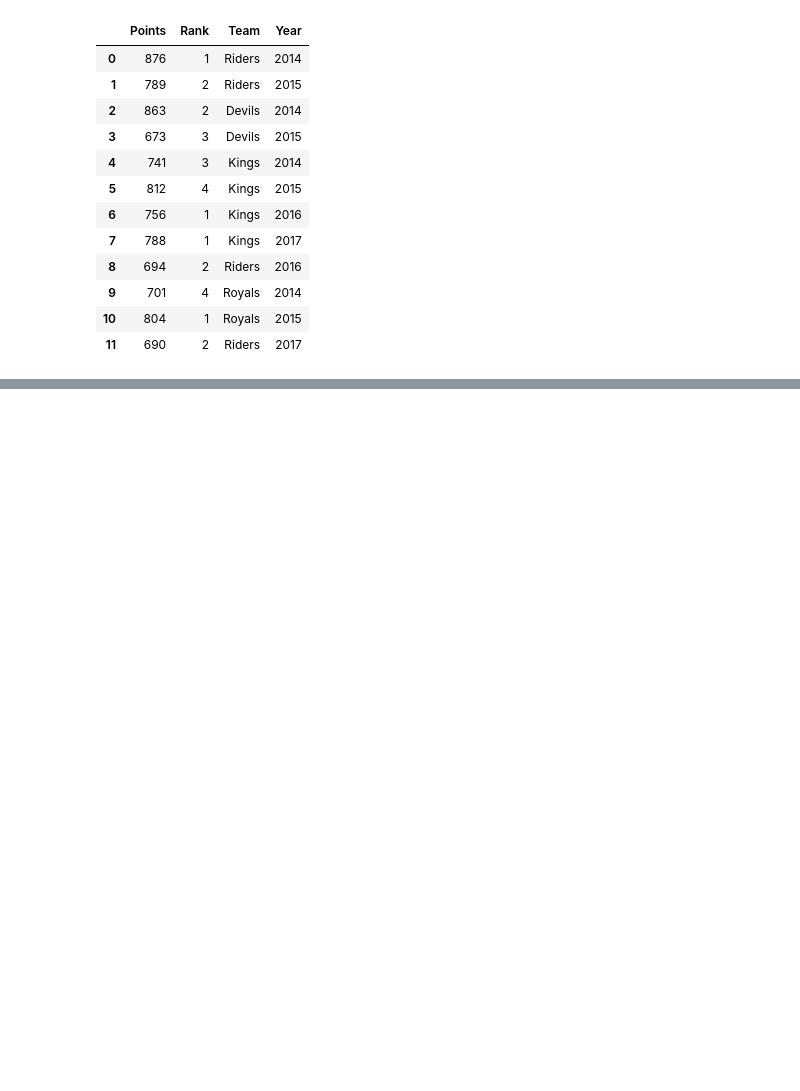
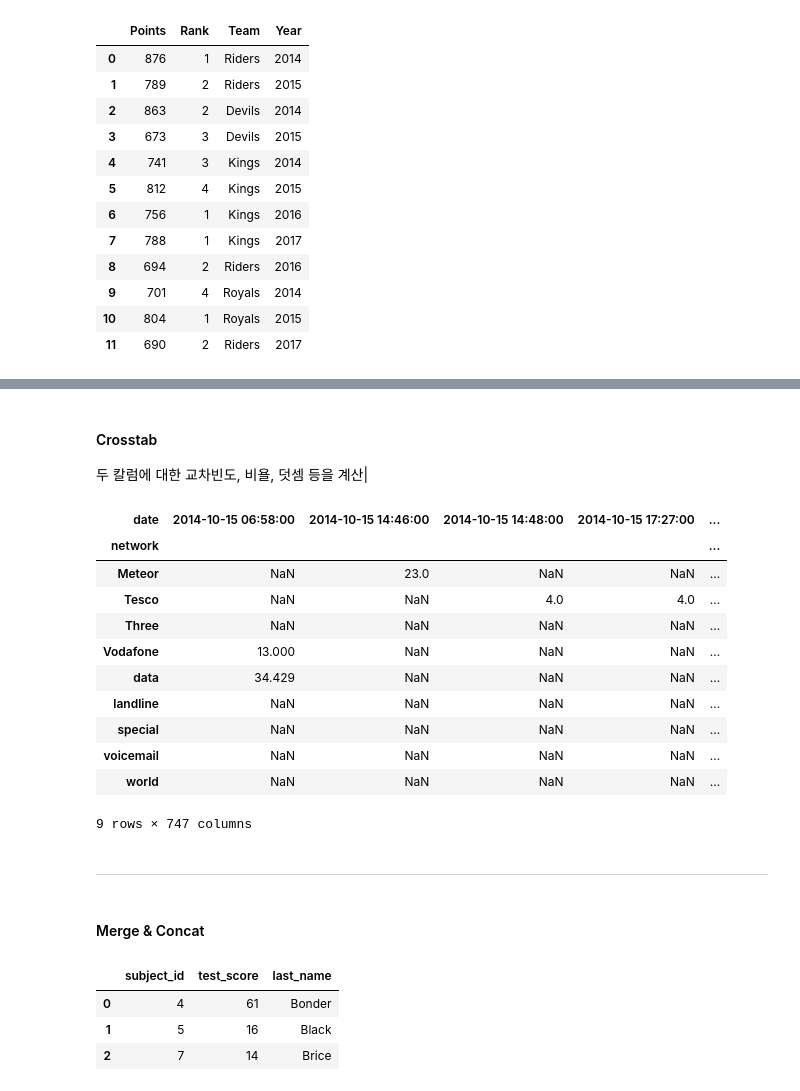
Before and after one commit to Hyundoo-Jin/Machine-Learning, a Jupyter notebook: 교수님 머신러닝/ch4/Pandas.ipynb, the cells around one changed output, grey strips where cells are left out. Cells and saved outputs as stored; diff of their text form; code cells hidden in the pictures; blank space fills up the shorter version.

```diff
--- a/교수님 머신러닝/ch4/Pandas.ipynb
+++ b/교수님 머신러닝/ch4/Pandas.ipynb
@@ -852,0 +921,23 @@ df.groupby('Team').filter(lambda x : x["Points"].mean() > 700)
+# %% [markdown]
+#### Crosstab
+두 칼럼에 대한 교차빈도, 비욜, 덧셈 등을 계산|
+# %%
+pd.crosstab(index = df_phone.network, columns = df_phone.date, values = df_phone.duration,
+           aggfunc = 'first')
+# %% [output]
+| date | 2014-10-15 06:58:00 | 2014-10-15 14:46:00 | 2014-10-15 14:48:00 | 2014-10-15 17:27:00 | ... |
+| network |  |  |  |  | ... |
+| Meteor | NaN | 23.0 | NaN | NaN | ... |
+| Tesco | NaN | NaN | 4.0 | 4.0 | ... |
+| Three | NaN | NaN | NaN | NaN | ... |
+| Vodafone | 13.000 | NaN | NaN | NaN | ... |
+| data | 34.429 | NaN | NaN | NaN | ... |
+| landline | NaN | NaN | NaN | NaN | ... |
+| special | NaN | NaN | NaN | NaN | ... |
+| voicemail | NaN | NaN | NaN | NaN | ... |
+| world | NaN | NaN | NaN | NaN | ... |
+9 rows × 747 columns
+# %% [markdown]
+--------------------------------------
+# %% [markdown]
+#### Merge & Concat
@@ -852,0 +952,7 @@ df.groupby('Team').filter(lambda x : x["Points"].mean() > 700)
+# %%
+pd.merge(df_a, df_b, on = 'subject_id')   # default는 inner join
+# %% [output]
+|  | subject_id | test_score | last_name |
+| 0 | 4 | 61 | Bonder |
+| 1 | 5 | 16 | Black |
+| 2 | 7 | 14 | Brice |
```
Also changed, not shown: parts of 16 cells of this notebook, 1 other file.
